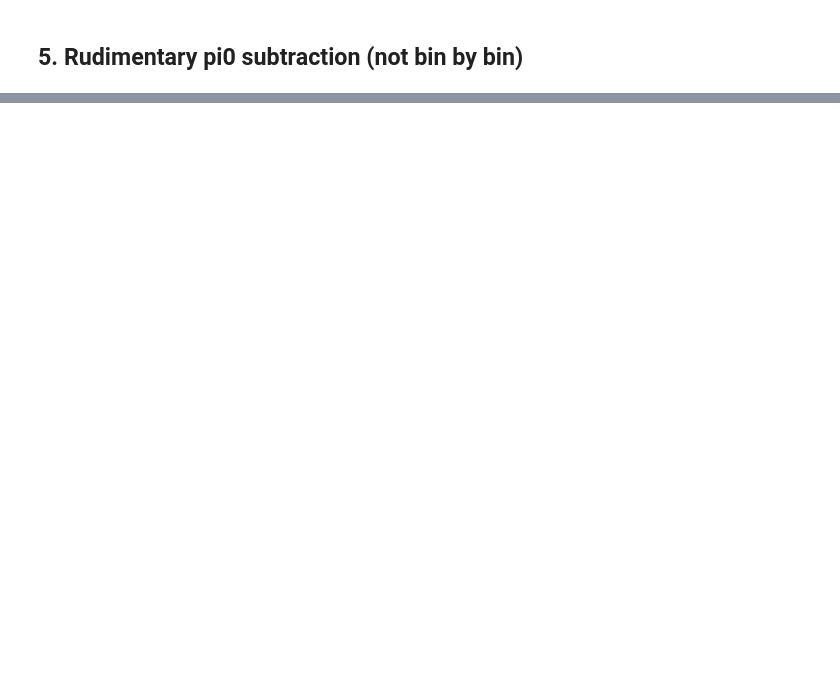
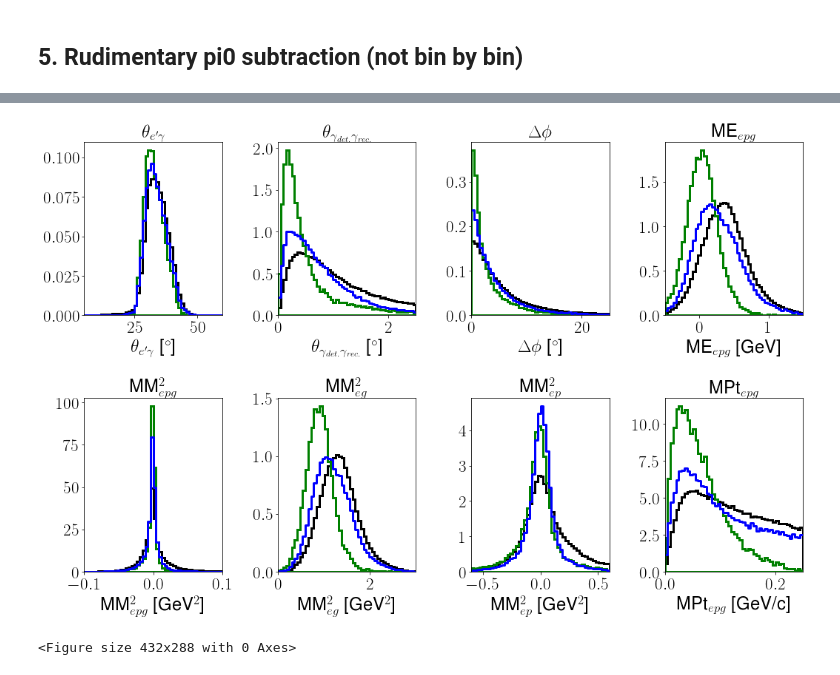
Before and after one commit to Sangbaek/clas12DVCS, a Jupyter notebook: clas12DVCS.ipynb, the cells around one changed output, grey strips where cells are left out. Saved outputs shown, nothing was run; the diff lists cells and outputs as text; code cells hidden in the pictures; blank space fills up the shorter version.

```diff
--- a/clas12DVCS.ipynb
+++ b/clas12DVCS.ipynb
@@ -432,0 +470,3 @@ pi0->1 gamma (data) = pi0->1 gamma (MC, rec) / pi0->2gamma(MC, rec) * pi0->2gamm
+# %%
+pi01gammaInb = len(dvcsContaminationInbSimExcl)/len(pi0InbSim)*len(pi0InbExp)
+pi01gammaOutb = len(dvcsContaminationOutbSimExcl)/len(pi0OutbSim)*len(pi0OutbExp)
@@ -432,0 +549,34 @@ pi0->1 gamma (data) = pi0->1 gamma (MC, rec) / pi0->2gamma(MC, rec) * pi0->2gamm
+# %%
+cont_inb = pi01gammaInb/len(dvcsInbExp)
+cont_outb = pi01gammaOutb/len(dvcsOutbExp)
+# %%
+varstoplot = ["coneAngle", "reconGam", "coplanarity", "ME_epg", "MM2_epg", "MM2_eg", "MM2_ep", "MPt"]
+title = [r"$\theta_{e'\gamma}$", r"$\theta_{\gamma_{det.}\gamma_{rec.}}$", r"$\Delta\phi$" , "ME"+r"${}_{epg}$", "MM"+r"${}^{2}_{epg}$", "MM"+r"${}^{2}_{eg}$", "MM"+r"${}^{2}_{ep}$", "MPt"+r"${}_{epg}$"]
+unit = [degree, degree, degree, GeV, GeV2, GeV2, GeV2, GeVc]
+binstarts = [5, 0, 0, -0.5, -0.1, 0, -0.6 , 0]
+binends = [60, 2.5, 25, 1.5, 0.1, 3, 0.6, 0.25]
+fig, axs = plt.subplots(2, 4, figsize = (15,10))
+for yind in range(0, 2):
+	for xind in range(0,4):
+		ind = 4*yind + xind
+		start = binstarts[ind]
+		end = binends[ind]
+		bins = np.linspace(start, end, 51)
+		simDist_dvpi0, bins = np.histogram(dvcsContaminationInbSimExcl[varstoplot[ind]], bins, density = True)
+		simDist_dvcs, bins = np.histogram(dvcsInbSimExcl[varstoplot[ind]], bins, density = True)
+		simDist = cont_inb*simDist_dvpi0 + (1-cont_inb)*simDist_dvcs
+		bincenters = np.array([0.5 * (bins[i] + bins[i + 1]) for i in range(len(bins) - 1)])
+		axs[yind, xind].step(bincenters, simDist, where='mid',color='b', linewidth=3)
+		axs[yind, xind].bar(bincenters, simDist, width=np.diff(bins), color = 'w', facecolor='w')
+		axs[yind, xind].hist(dvcsInbExp[varstoplot[ind]], bins = bins, density = True, histtype='stepfilled', facecolor='none', edgecolor='k', linewidth=3)
+		axs[yind, xind].hist(dvcsInbSimExcl[varstoplot[ind]], bins = bins, density = True, histtype='stepfilled', facecolor='none', edgecolor='g', linewidth=3)
+		axs[yind, xind].set_title(title[ind])
+		axs[yind, xind].set_xlabel(title[ind]+" [" + unit[ind] +"]")
+		axs[yind, xind].set_xlim([start, end])
+plt.tight_layout()
+plt.show()
+# plt.savefig("simComparison_1.pdf")
+plt.clf()
+# %% [output]
+[figure, added]
+<Figure size 432x288 with 0 Axes>
```
Also changed, not shown: parts of 18 cells of this notebook.
